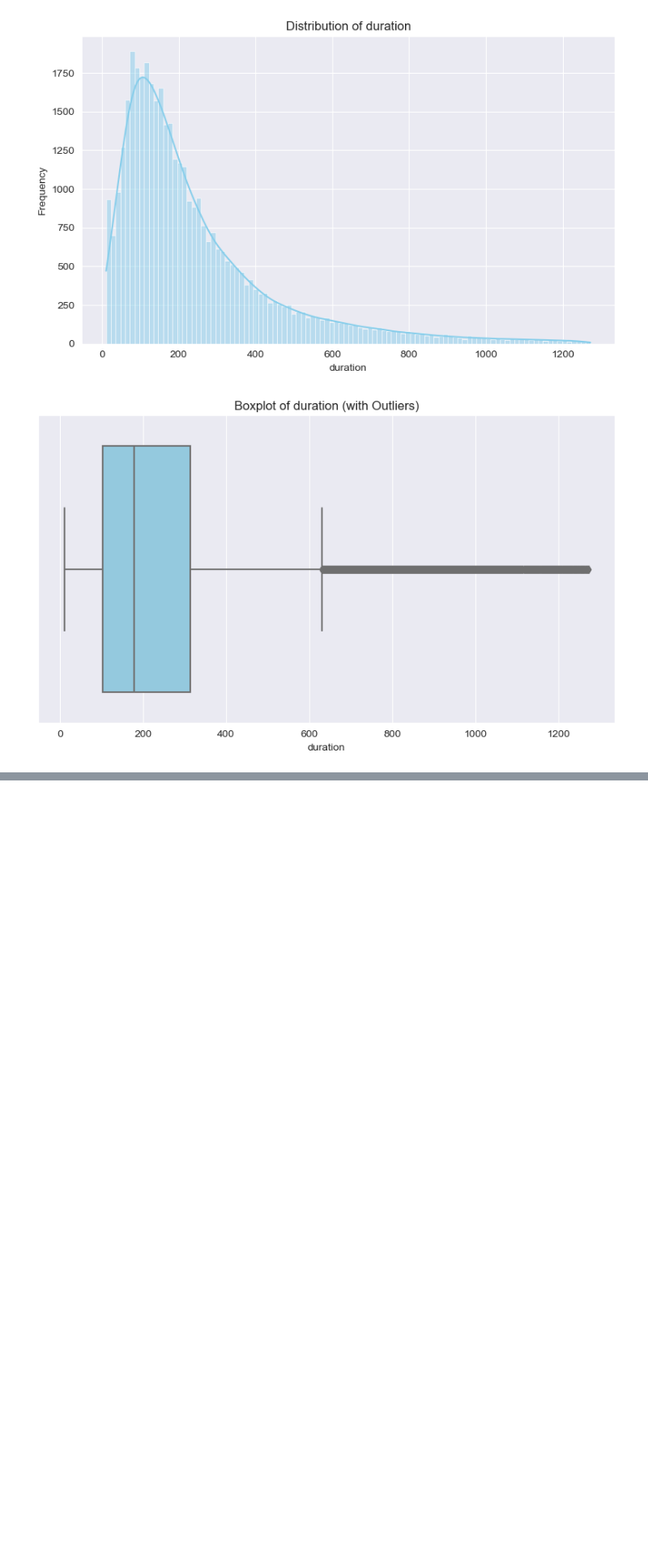
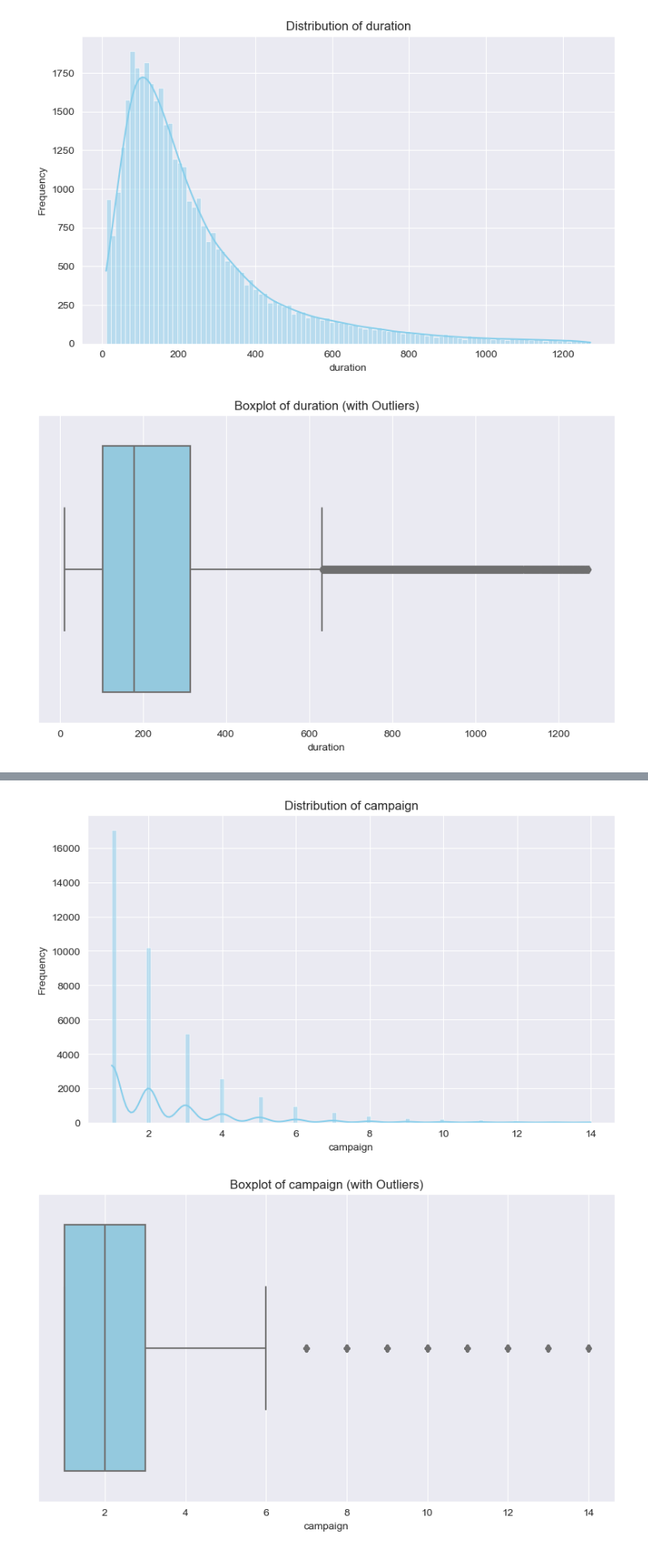
Before and after one commit to batuhanozzer/bankMarketing, a Jupyter notebook: ceng474_BankMarketing.ipynb, the cells around one changed output, grey strips where cells are left out. Shown at 81% size. Saved outputs shown, nothing was run; the diff lists cells and outputs as text; code cells hidden in the pictures; blank space fills up the shorter version.

```diff
--- a/ceng474_BankMarketing.ipynb
+++ b/ceng474_BankMarketing.ipynb
@@ -268,0 +307,6 @@ visualize_target_feature(dataset_numerical,y,'duration_group')
+# %%
+visualize_features(dataset_numerical,'campaign')
+visualize_outliers(dataset_numerical,'campaign')
+# %% [output]
+[figure, added]
+[figure, added]
```
Also changed, not shown: parts of 66 cells of this notebook.
